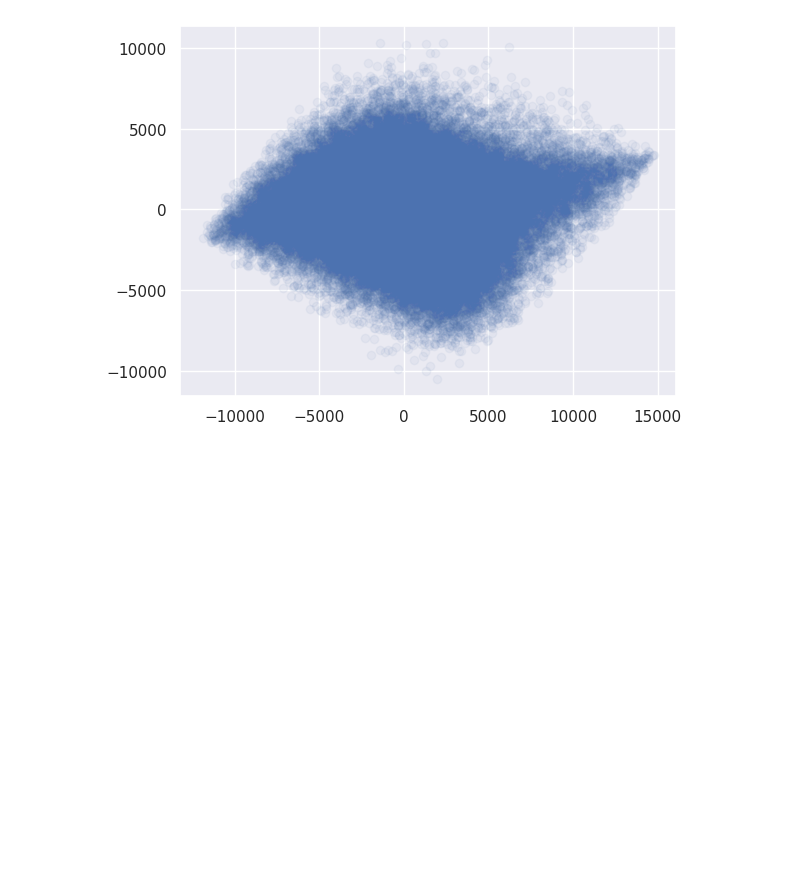
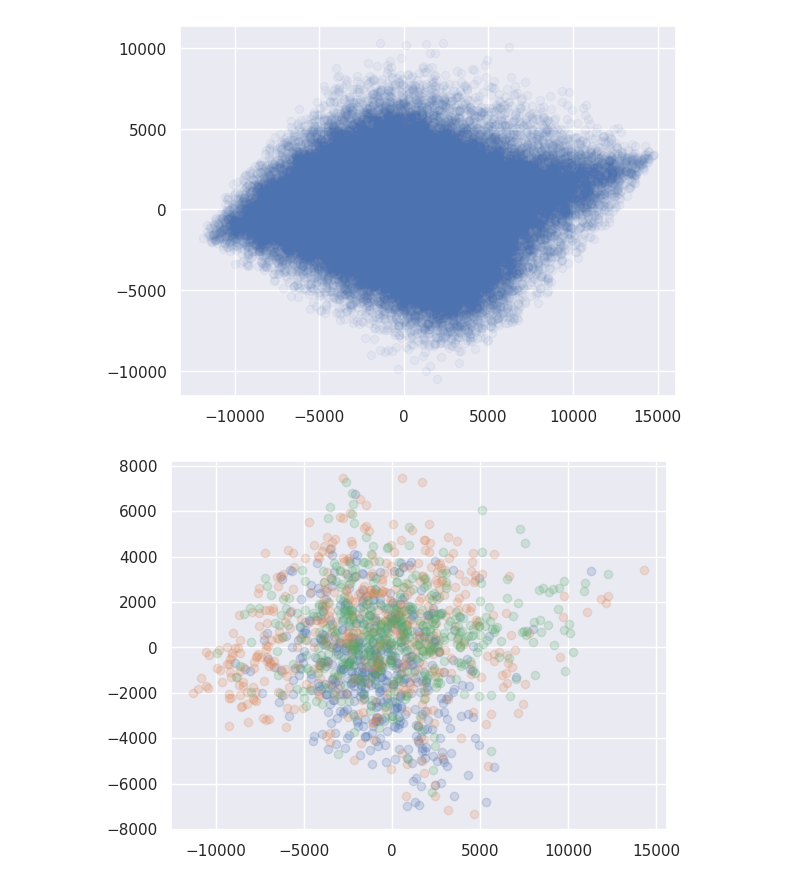
Before and after one commit to 0xInfty/Autoguided, a Jupyter notebook: Images/analysis/PCA.ipynb, the cells around one changed output. Saved outputs shown, nothing was run; the diff lists cells and outputs as text; code cells hidden in the pictures; blank space fills up the shorter version.

```diff
--- a/Images/analysis/PCA.ipynb
+++ b/Images/analysis/PCA.ipynb
@@ -40,6 +41,7 @@ dataset = dnnlib.util.construct_class_by_name(**dataset_kwargs)
 ## Principal Components Analysis (PCA)
 # %%
 images = [dataset[i][1].flatten() for i in range(len(dataset))]
+labels = [list(dataset[i][2]).index(1) for i in range(len(dataset))]
 # %%
 images[0].min()
 # %% [output]
@@ -59,3 +61,13 @@ plt.scatter(*img_pca_data.T, alpha=.05)
 # %% [output]
 <matplotlib.collections.PathCollection at 0x...>
 [figure]
+# %%
+selected_classes = random.sample(range(dataset.n_classes), 3)
+
+plt.figure()
+
+for lab in selected_classes:
+    indices = np.array(labels, dtype=np.int32)==lab
+    plt.scatter(*img_pca_data[indices].T, alpha=.2)
+# %% [output]
+[figure, added]
```
Also changed, not shown: parts of 1 cell of this notebook, 1 other file.
